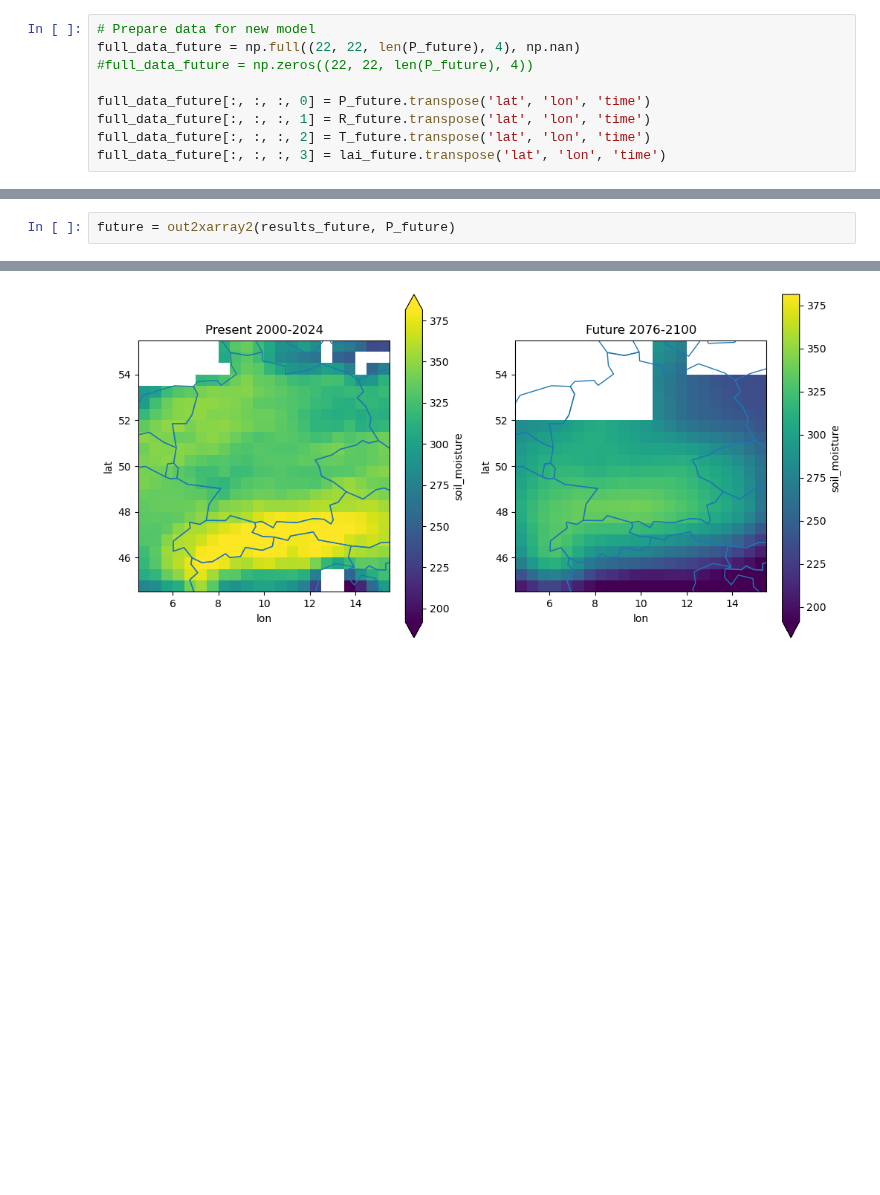
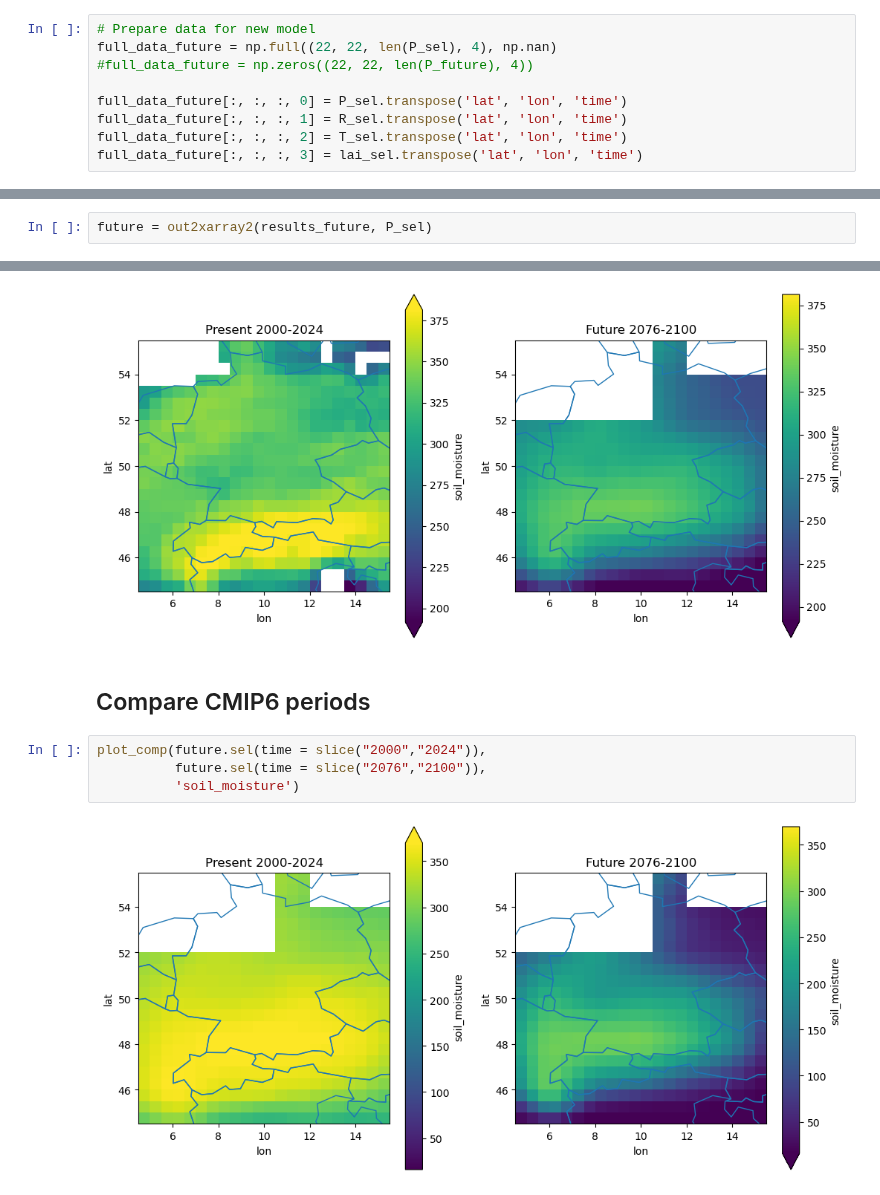
Before and after one commit to JohannaTrost/MSC24-WBM, a Jupyter notebook: final_script.ipynb, the cells around one changed output, grey strips where cells are left out. Saved outputs shown, nothing was run; the diff lists cells and outputs as text; blank space fills up the shorter version.

```diff
--- a/final_script.ipynb
+++ b/final_script.ipynb
@@ -107,13 +113,13 @@ P_future = P_sel.sel(time = slice("2076-12-31","2100"))
 P_data['time'] = P_future['time']
 # %%
 # Prepare data for new model
-full_data_future = np.full((22, 22, len(P_future), 4), np.nan)
+full_data_future = np.full((22, 22, len(P_sel), 4), np.nan)
 #full_data_future = np.zeros((22, 22, len(P_future), 4))
 
-full_data_future[:, :, :, 0] = P_future.transpose('lat', 'lon', 'time')
-full_data_future[:, :, :, 1] = R_future.transpose('lat', 'lon', 'time')
-full_data_future[:, :, :, 2] = T_future.transpose('lat', 'lon', 'time')
-full_data_future[:, :, :, 3] = lai_future.transpose('lat', 'lon', 'time')
+full_data_future[:, :, :, 0] = P_sel.transpose('lat', 'lon', 'time')
+full_data_future[:, :, :, 1] = R_sel.transpose('lat', 'lon', 'time')
+full_data_future[:, :, :, 2] = T_sel.transpose('lat', 'lon', 'time')
+full_data_future[:, :, :, 3] = lai_sel.transpose('lat', 'lon', 'time')
 # %% [markdown]
 ## Run model with future data
 # %%
@@ -145,7 +151,7 @@ def out2xarray2(output, reference):
 
     return xr.Dataset(out_dict)
 # %%
-future = out2xarray2(results_future, P_future)
+future = out2xarray2(results_future, P_sel)
 # %% [markdown]
 ## Show results
 # %%
@@ -218,3 +224,11 @@ plot_comp(current, future, 'soil_moisture')
 plot_comp(seasonal_data['summer'], seasonal_data_future['summer'], 'soil_moisture')
 # %% [output]
 [figure]
+# %% [markdown]
+## Compare CMIP6 periods
+# %%
+plot_comp(future.sel(time = slice("2000","2024")),
+          future.sel(time = slice("2076","2100")),
+          'soil_moisture')
+# %% [output]
+[figure, added]
```
Also changed, not shown: parts of 7 cells of this notebook, 1 other file.
